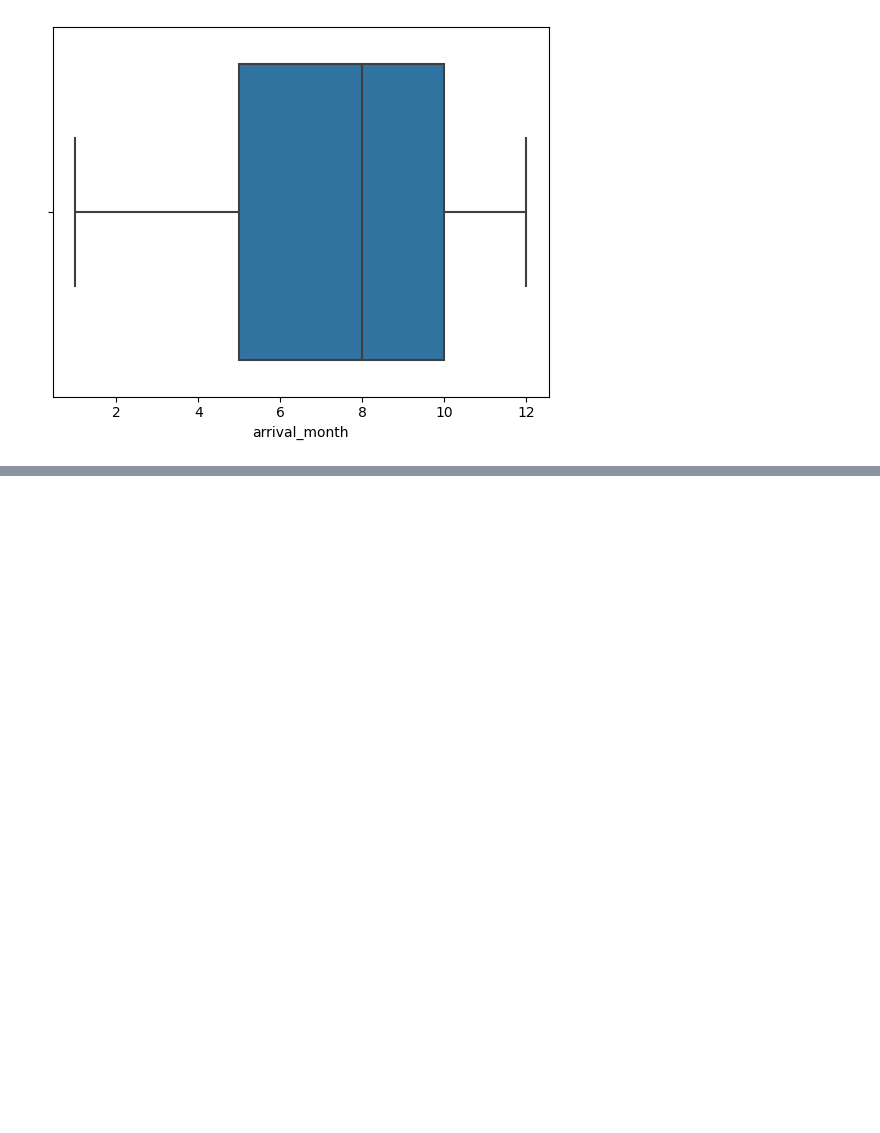
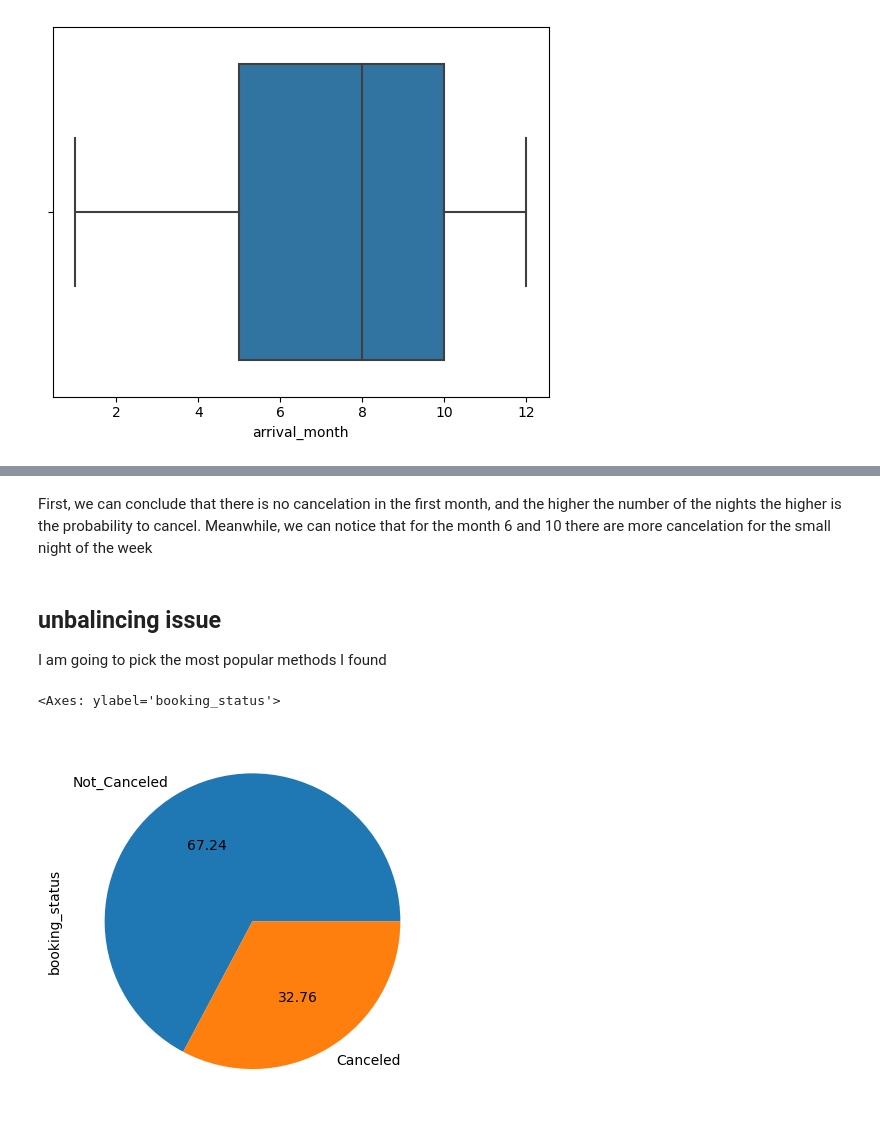
Before and after one commit to Qm1ne/Hotel-booking-cancellation-Prediction, a Jupyter notebook: Hotel_reservation.ipynb, the cells around one changed output, grey strips where cells are left out. Drawn from its saved outputs; the diff is of its cells as text; code cells hidden in the pictures; blank space fills up the shorter version.

```diff
--- a/Hotel_reservation.ipynb
+++ b/Hotel_reservation.ipynb
@@ -195,0 +195,15 @@ sns.boxplot(x=df["arrival_month"])
+# %% [markdown]
+First, we can conclude that there is no cancelation in the first month, and the higher the number of the nights the higher is the probability to cancel.
+Meanwhile, we can notice that for the month 6 and 10 there are more cancelation for the small night of the week
+# %% [markdown]
+## **unbalincing issue**
+I am going to pick the most popular methods I found
+# %%
+#splitting target and features
+X=df.drop(columns="booking_status")
+y=df['booking_status']
+# %%
+y.value_counts().plot.pie(autopct='%.2f')
+# %% [output]
+<Axes: ylabel='booking_status'>
+[figure, added]
```
Also changed, not shown: parts of 53 cells of this notebook, 1 other file.
